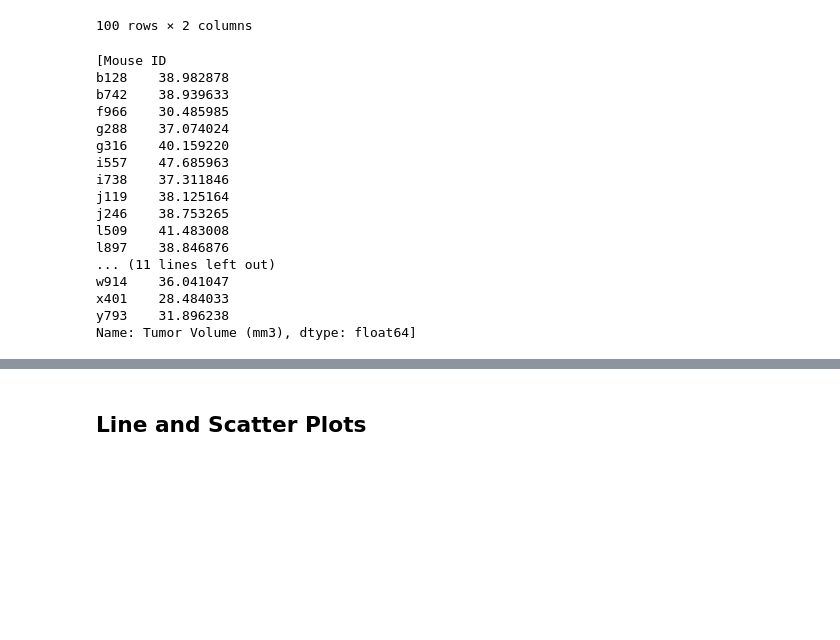
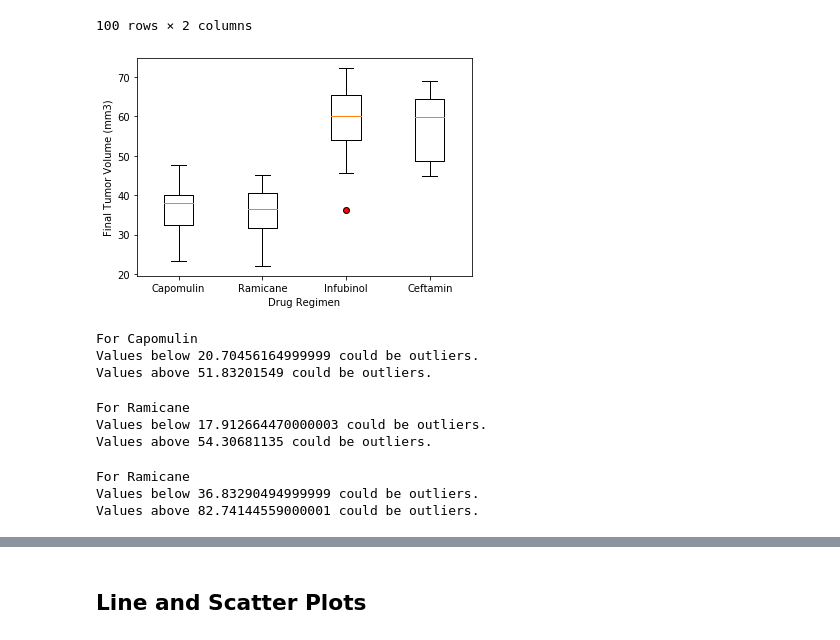
Before and after one commit to hialstkd/matplotlib-challenge, a Jupyter notebook: 02-Homework_05-Matplotlib_Instructions_Pymaceuticals_pymaceuticals_starter.ipynb, the cells around one changed output, grey strips where cells are left out. Drawn from its saved outputs; the diff is of its cells as text; code cells hidden in the pictures; blank space fills up the shorter version.

```diff
--- a/02-Homework_05-Matplotlib_Instructions_Pymaceuticals_pymaceuticals_starter.ipynb
+++ b/02-Homework_05-Matplotlib_Instructions_Pymaceuticals_pymaceuticals_starter.ipynb
@@ -267,88 +271,83 @@ final_tumor4
 # %%
 # Put treatments into a list for for loop (and later for plot labels)
 
 
 # Create empty list to fill with tumor vol data (for plotting)
 tumor_data_cap = []
 tumor_data_ram = []
 tumor_data_lnf = []
 tumor_data_cef = []
 
-# Calculate the IQR and quantitatively determine if there are any potential outliers.
 
-
+#Adding the right data to the empty list
 tumor_data_cap.append(final_tumor4[final_tumor4["Drug Regimen"] == "Capomulin"]["Tumor Volume (mm3)"])
 
 
 tumor_data_ram.append(final_tumor4[final_tumor4["Drug Regimen"] == "Ramicane"]["Tumor Volume (mm3)"])
 
 tumor_data_lnf.append(final_tumor4[final_tumor4["Drug Regimen"] == "Infubinol"]["Tumor Volume (mm3)"])
 
 tumor_data_cef.append(final_tumor4[final_tumor4["Drug Regimen"] == "Ceftamin"]["Tumor Volume (mm3)"])
 
-    # Locate the rows which contain mice on each drug and get the tumor volumes
-print(tumor_data_cap)
-
-
-
-
-    # Determine outliers using upper and lower bounds
-
-    #iqr = upperq - lowerq
-    #lower_bound = lowerq - (1.5*iqr)
-    #upper_bound = upperq + (1.5*iqr)
+# Box Plotting
+fig1, ax = plt.subplots()
+bp_cap = ax.boxplot(tumor_data_cap, positions = [1] , widths =0.35)
+bp_ram = ax.boxplot(tumor_data_ram, positions = [2] , widths =0.35)
+bp_lnf = ax.boxplot(tumor_data_lnf, positions = [3] , widths =0.35)
+bp_cef = ax.boxplot(tumor_data_cef, positions = [4] , widths =0.35)
+ax.set_xticklabels(["Capomulin", "Ramicane", "Infubinol", "Ceftamin"])
+ax.set_ylabel("Final Tumor Volume (mm3)")
+ax.set_xlabel("Drug Regimen")
+plt.setp(bp_lnf["fliers"], markerfacecolor ="Red")
+plt.show()
 # %% [output]
-[Mouse ID
-b128    38.982878
-b742    38.939633
-f966    30.485985
-g288    37.074024
-g316    40.159220
-i557    47.685963
-i738    37.311846
-j119    38.125164
-j246    38.753265
-l509    41.483008
-l897    38.846876
-... (11 lines left out)
-w914    36.041047
-x401    28.484033
-y793    31.896238
-Name: Tumor Volume (mm3), dtype: float64]
+[figure, added]
 # %%
 # finding the outliers for Capomulin
 cap_lowerq = np.quantile(tumor_data_cap, 0.25)
 cap_upperq = np.quantile(tumor_data_cap, 0.75)
 
 cap_iqr = cap_upperq-cap_lowerq
-cap_lower_bound = cap_lowerq - (1.5*cap_lowerq)
-cap_upper_bound = cap_upperq + (1.5*cap_upperq)
+cap_lower_bound = cap_lowerq - (1.5*cap_iqr)
+cap_upper_bound = cap_upperq + (1.5*cap_iqr)
 
 print("For Capomulin")
 print(f"Values below {cap_lower_bound} could be outliers.")
 print(f"Values above {cap_upper_bound} could be outliers.")
+# %% [output]
+For Capomulin
+Values below 20.70456164999999 could be outliers.
+Values above 51.83201549 could be outliers.
 # %%
 # finding the outliers for Ramicane
 ram_lowerq = np.quantile(tumor_data_ram, 0.25)
 ram_upperq = np.quantile(tumor_data_ram, 0.75)
 
 ram_iqr = ram_upperq-ram_lowerq
-ram_lower_bound = ram_lowerq - (1.5*ram_lowerq)
-ram_upper_bound = ram_upperq + (1.5*ram_upperq)
+ram_lower_bound = ram_lowerq - (1.5*ram_iqr)
+ram_upper_bound = ram_upperq + (1.5*ram_iqr)
 
 print("For Ramicane")
 print(f"Values below {ram_lower_bound} could be outliers.")
 print(f"Values above {ram_upper_bound} could be outliers.")
+# %% [output]
+For Ramicane
+Values below 17.912664470000003 could be outliers.
+Values above 54.30681135 could be outliers.
 # %%
 # finding the outliers for Infubinol
 lnf_lowerq = np.quantile(tumor_data_lnf, 0.25)
 lnf_upperq = np.quantile(tumor_data_lnf, 0.75)
 
 lnf_iqr = lnf_upperq-lnf_lowerq
-lnf_lower_bound = lnf_lowerq - (1.5*cap_lowerq)
-lnf_upper_bound = lnf_upperq + (1.5*cap_upperq)
+lnf_lower_bound = lnf_lowerq - (1.5*lnf_iqr)
+lnf_upper_bound = lnf_upperq + (1.5*lnf_iqr)
 
 print("For Ramicane")
-print(f"Values below {lower_bound} could be outliers.")
-print(f"Values above {upper_bound} could be outliers.")
+print(f"Values below {lnf_lower_bound} could be outliers.")
+print(f"Values above {lnf_upper_bound} could be outliers.")
+# %% [output]
+For Ramicane
+Values below 36.83290494999999 could be outliers.
+Values above 82.74144559000001 could be outliers.
 # %%
```
Also changed, not shown: parts of 9 cells of this notebook.
